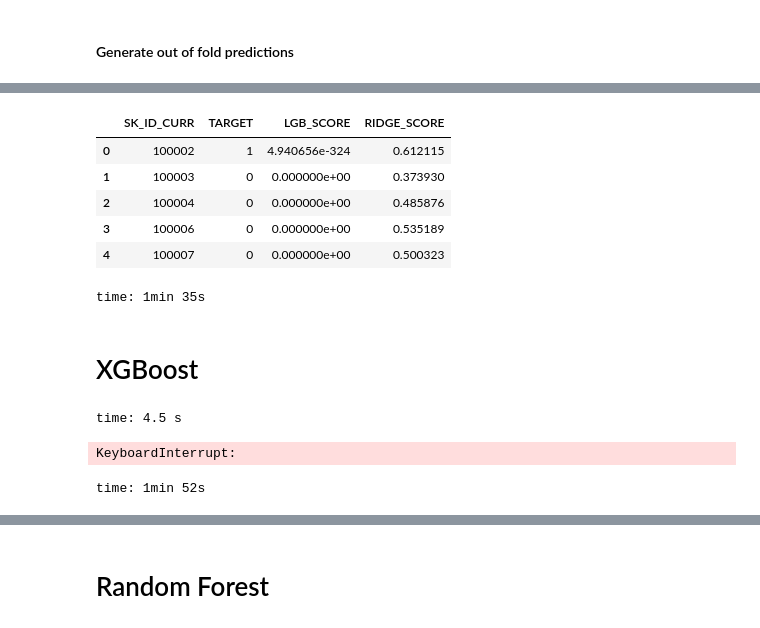
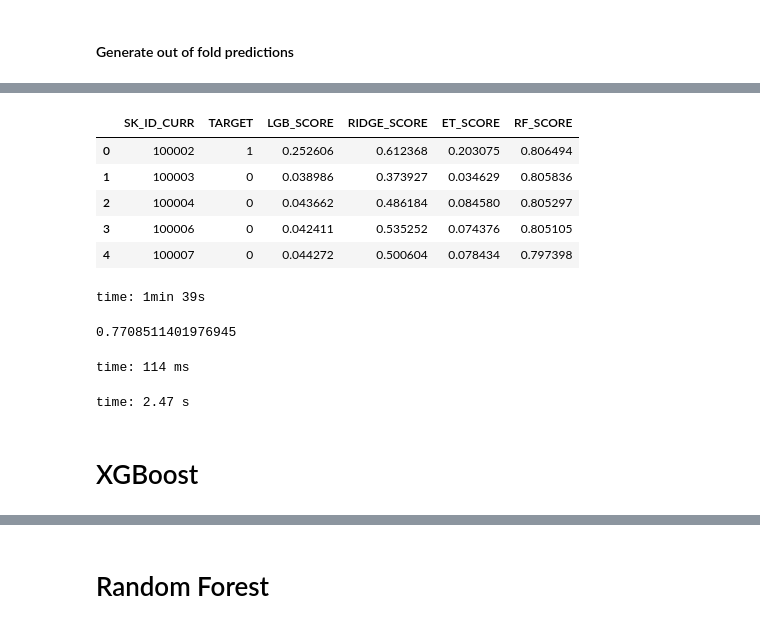
Before and after one commit to StephanKalika/home_credit_default, a Jupyter notebook: modeling.ipynb, the cells around one changed output, grey strips where cells are left out. Saved outputs shown, nothing was run; the diff lists cells and outputs as text; code cells hidden in the pictures.

```diff
--- a/modeling.ipynb
+++ b/modeling.ipynb
@@ -254,0 +252,3 @@ scores = pd.read_csv(path + "scores.csv")
+# %%
+scores = pd.read_csv(path + "scores.csv")
+scores.head()
@@ -255,62 +263,39 @@ scores = pd.read_csv(path + "scores.csv")
 # %%
 for train_indx, test_indx in kfold.split(df.values, y.values):
-    linear_model = LogisticRegression(C=0.0001,
+    clf = LogisticRegression(C=0.0001,
                                   fit_intercept=False,
                                   penalty="l2",
                                   solver="saga",
                                   n_jobs=-1)
 
     scaled_train = pd.DataFrame(stand.fit_transform(quant.fit_transform(impute.fit_transform(df.loc[train_indx, cols]))),
                                 columns=df.loc[train_indx, cols].columns,
                                 index=df.loc[train_indx, cols].index)
 
     scaled_test = pd.DataFrame(stand.transform(quant.transform(impute.transform(df.loc[test_indx, cols]))),
                                 columns=df.loc[test_indx, cols].columns,
                                 index=df.loc[test_indx, cols].index)
 
-    linear_model.fit(scaled_train, y.loc[train_indx])
-    scores.loc[test_indx, "RIDGE_SCORE"] = linear_model.predict_proba(scaled_test)[:,1]
+    clf.fit(scaled_train, y.loc[train_indx])
+    scores.loc[test_indx, "RIDGE_SCORE"] = clf.predict_proba(scaled_test)[:,1]
 
 scores.head()
 # %% [output]
-|  | SK_ID_CURR | TARGET | LGB_SCORE | RIDGE_SCORE |
-| 0 | 100002 | 1 | 4.940656e-324 | 0.612115 |
-| 1 | 100003 | 0 | 0.000000e+00 | 0.373930 |
-| 2 | 100004 | 0 | 0.000000e+00 | 0.485876 |
-| 3 | 100006 | 0 | 0.000000e+00 | 0.535189 |
-| 4 | 100007 | 0 | 0.000000e+00 | 0.500323 |
+|  | SK_ID_CURR | TARGET | LGB_SCORE | RIDGE_SCORE | ET_SCORE | RF_SCORE |
+| 0 | 100002 | 1 | 0.252606 | 0.612368 | 0.203075 | 0.806494 |
+| 1 | 100003 | 0 | 0.038986 | 0.373927 | 0.034629 | 0.805836 |
+| 2 | 100004 | 0 | 0.043662 | 0.486184 | 0.084580 | 0.805297 |
+| 3 | 100006 | 0 | 0.042411 | 0.535252 | 0.074376 | 0.805105 |
+| 4 | 100007 | 0 | 0.044272 | 0.500604 | 0.078434 | 0.797398 |
-time: 1min 35s
+time: 1min 39s
+# %%
+roc_auc_score(scores["TARGET"], scores["RIDGE_SCORE"])
+# %% [output]
+0.7708511401976945
+time: 114 ms
+# %%
+scores.to_csv(path + "scores.csv", index=False, header=True)
+# %% [output]
+time: 2.47 s
 # %% [markdown]
 # XGBoost
-# %%
-dmatrix = xgb.DMatrix(data=df,
-                     label=y,
-                     missing=np.nan,
-                     feature_names=df.columns)
-# %% [output]
-time: 4.5 s
-# %%
-d = {
-    "n_estimators": 20000,
-    "max_depth": 11,
-    "learning_rate": 0.01,
-    "subsample": 0.5,
-    "colsample_bytree": 0.5,
-    "reg_lambda": 0.01
-}
-
-cv_result = xgb.cv(params=d,
-                   dtrain=dmatrix,
-                   nfold=5,
-                   folds=StratifiedKFold(n_splits=5),
-                   early_stopping_rounds=200,
-                   metrics="auc",
-                   as_pandas=True,
-                   verbose_eval=100,
-                   show_stdv=True,
-                   seed=2357)
-
-cv_result.tail()
-# %% [output]
-KeyboardInterrupt:
-time: 1min 52s
```
Also changed, not shown: parts of 56 cells of this notebook.
